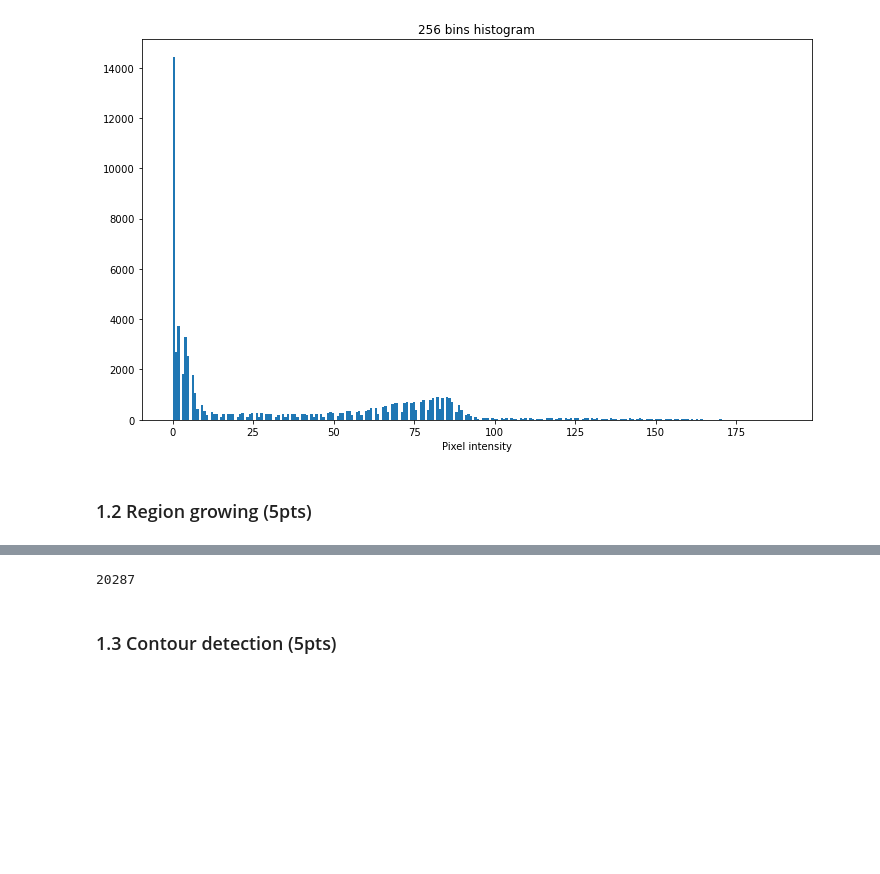
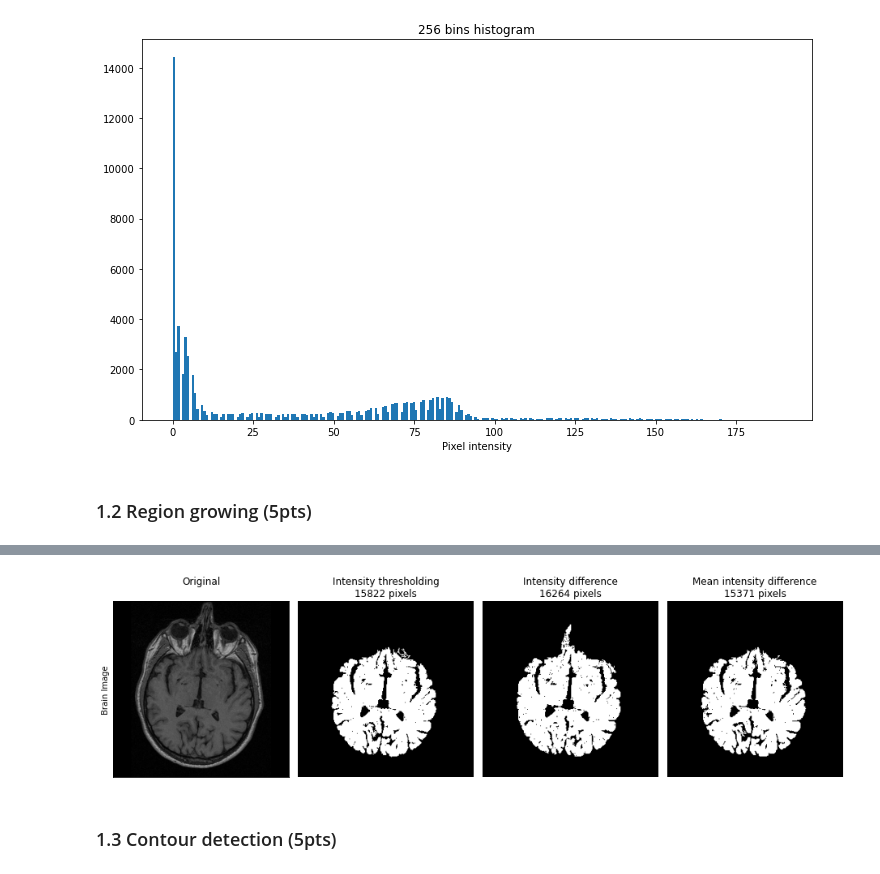
Before and after one commit to benhaj/ImageAnalysisPatternRecognition-labs, a Jupyter notebook: labs/lab_01_segmentation-Copy1.ipynb, the cells around one changed output, grey strips where cells are left out. Saved outputs shown, nothing was run; the diff lists cells and outputs as text; code cells hidden in the pictures; blank space fills up the shorter version.

```diff
--- a/labs/lab_01_segmentation-Copy1.ipynb
+++ b/labs/lab_01_segmentation-Copy1.ipynb
@@ -45,3 +57,30 @@ with tarfile.open(tar_path, mode='r:gz') as tar:
+# %%
+def segmentation_comparison_plot(images, titles):
+    """
+    images: list of images to plot side by side
+    """
+
+    # Crops and corresponding labels
+    crops = [(range(0, 256), range(0, 256)),]
+
+    # Define figure and titles
+    fig, axs = plt.subplots(1, len(images), figsize=(len(images)*3+1, 11))
+    for j in range(len(images)):
+        axs[j].set_title(titles[j])
+
+
+        axs[0].set_ylabel('Brain Image')
+        axs[0].get_xaxis().set_ticks([])
+        axs[0].get_yaxis().set_ticks([])
+
+        for i in range(len(images)):
+
+            axs[i].imshow(images[i], cmap='gray', vmin=0, vmax=255)
+            if i > 0:
+                axs[i].axis('off')
+
+    plt.tight_layout()
+    plt.show()
 # %% [markdown]
 ---
 ## Part 1: Brain segmentation
@@ -278,4 +128,0 @@ Segmented Lung
-# %%
-(test_watershed == 255).sum()
-# %% [output]
-20287
@@ -282,3 +193,18 @@ Segmented Lung
+# %%
+# a) simple threshold
+mask_intensity_thr, size_intensity = region_growing(brain_im, criterion=intensity_threshold)
+mask_difference_thr, size_difference = region_growing(brain_im, criterion=intensity_difference)
+mask_mean_difference_thr, size_mean_difference = region_growing(brain_im, criterion=mean_intensity_difference)
+# %%
+images = [brain_im, mask_intensity_thr, mask_difference_thr, mask_mean_difference_thr]
+titles = ['Original\n',
+          'Intensity thresholding\n{} pixels'.format(size_intensity),
+          'Intensity difference\n{} pixels'.format(size_difference),
+          'Mean intensity difference\n{} pixels'.format(size_mean_difference)]
+
+segmentation_comparison_plot(images, titles)
+# %% [output]
+[figure, added]
 # %% [markdown]
 ### 1.3 Contour detection (5pts)
 # %% [markdown]
```
Also changed, not shown: parts of 62 cells of this notebook.
